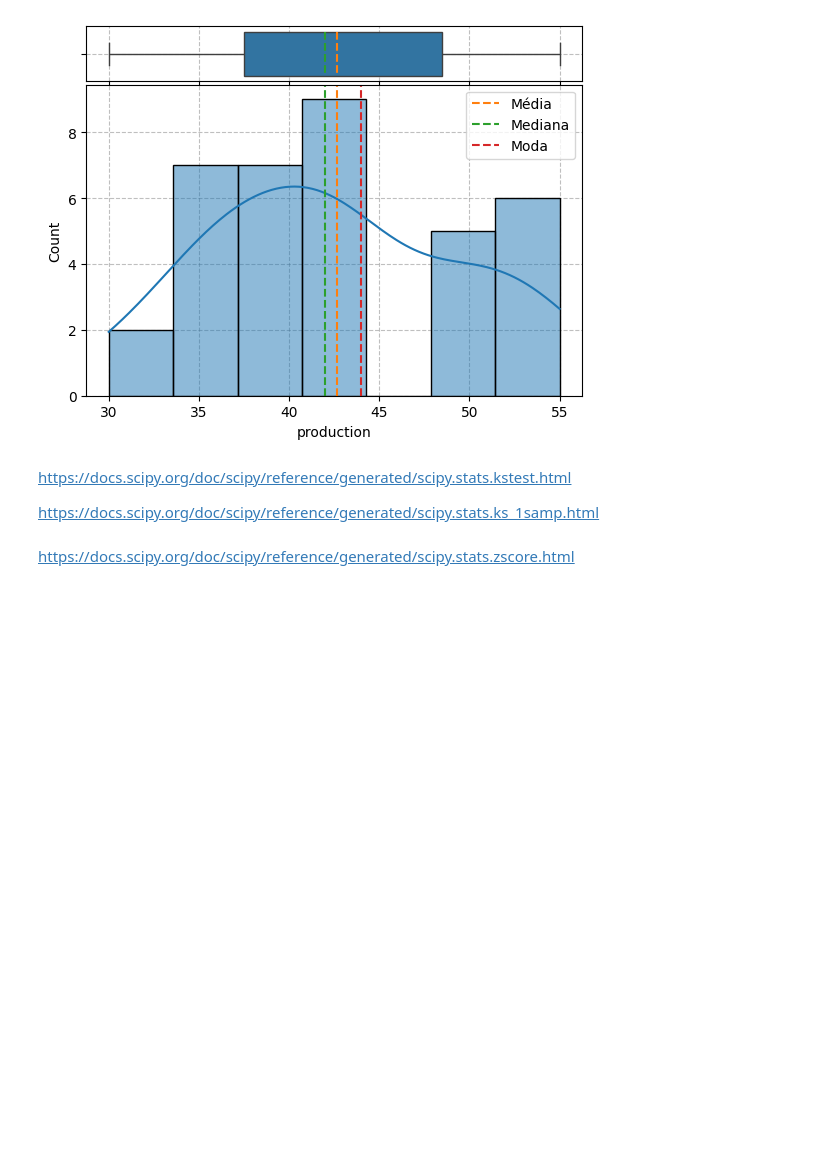
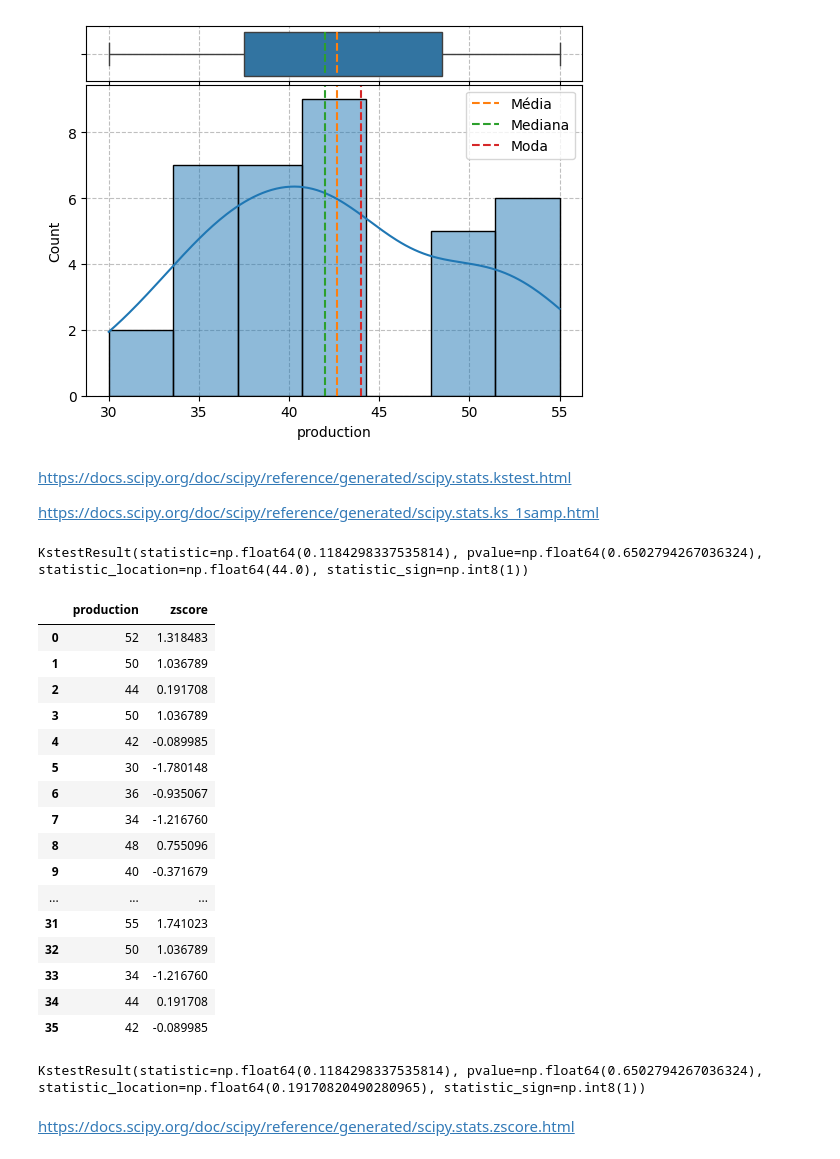
Before and after one commit to PauloViniciusR/Estatistica_dados, a Jupyter notebook: Estatistica_Inferencial/02_testes_hipoteses_normalidade_ks.ipynb, the cells around one changed output. Saved outputs shown, nothing was run; the diff lists cells and outputs as text; code cells hidden in the pictures; blank space fills up the shorter version.

```diff
--- a/Estatistica_Inferencial/02_testes_hipoteses_normalidade_ks.ipynb
+++ b/Estatistica_Inferencial/02_testes_hipoteses_normalidade_ks.ipynb
@@ -71,6 +71,45 @@ composicao_boxplot(df_maquinas_agricolas, "production")
 https://docs.scipy.org/doc/scipy/reference/generated/scipy.stats.kstest.html
 
 https://docs.scipy.org/doc/scipy/reference/generated/scipy.stats.ks_1samp.html
+# %%
+from scipy.stats import norm, kstest, ks_1samp
+
+ks_1samp(
+    df_maquinas_agricolas["production"],
+    norm.cdf,
+    args=(df_maquinas_agricolas["production"].mean(), df_maquinas_agricolas["production"].std())
+
+)
+# %% [output]
+KstestResult(statistic=np.float64(0.1184298337535814), pvalue=np.float64(0.6502794267036324), statistic_location=np.float64(44.0), statistic_sign=np.int8(1))
+# %%
+from scipy.stats import zscore
+
+df_maquinas_agricolas["zscore"] = zscore(df_maquinas_agricolas["production"], ddof=1)
+
+df_maquinas_agricolas
+# %% [output]
+|  | production | zscore |
+| 0 | 52 | 1.318483 |
+| 1 | 50 | 1.036789 |
+| 2 | 44 | 0.191708 |
+| 3 | 50 | 1.036789 |
+| 4 | 42 | -0.089985 |
+| 5 | 30 | -1.780148 |
+| 6 | 36 | -0.935067 |
+| 7 | 34 | -1.216760 |
+| 8 | 48 | 0.755096 |
+| 9 | 40 | -0.371679 |
+| ... | ... | ... |
+| 31 | 55 | 1.741023 |
+| 32 | 50 | 1.036789 |
+| 33 | 34 | -1.216760 |
+| 34 | 44 | 0.191708 |
+| 35 | 42 | -0.089985 |
+# %%
+kstest(df_maquinas_agricolas["zscore"], norm.cdf)
+# %% [output]
+KstestResult(statistic=np.float64(0.1184298337535814), pvalue=np.float64(0.6502794267036324), statistic_location=np.float64(0.19170820490280965), statistic_sign=np.int8(1))
 # %% [markdown]
 https://docs.scipy.org/doc/scipy/reference/generated/scipy.stats.zscore.html
 # %% [markdown]
```
